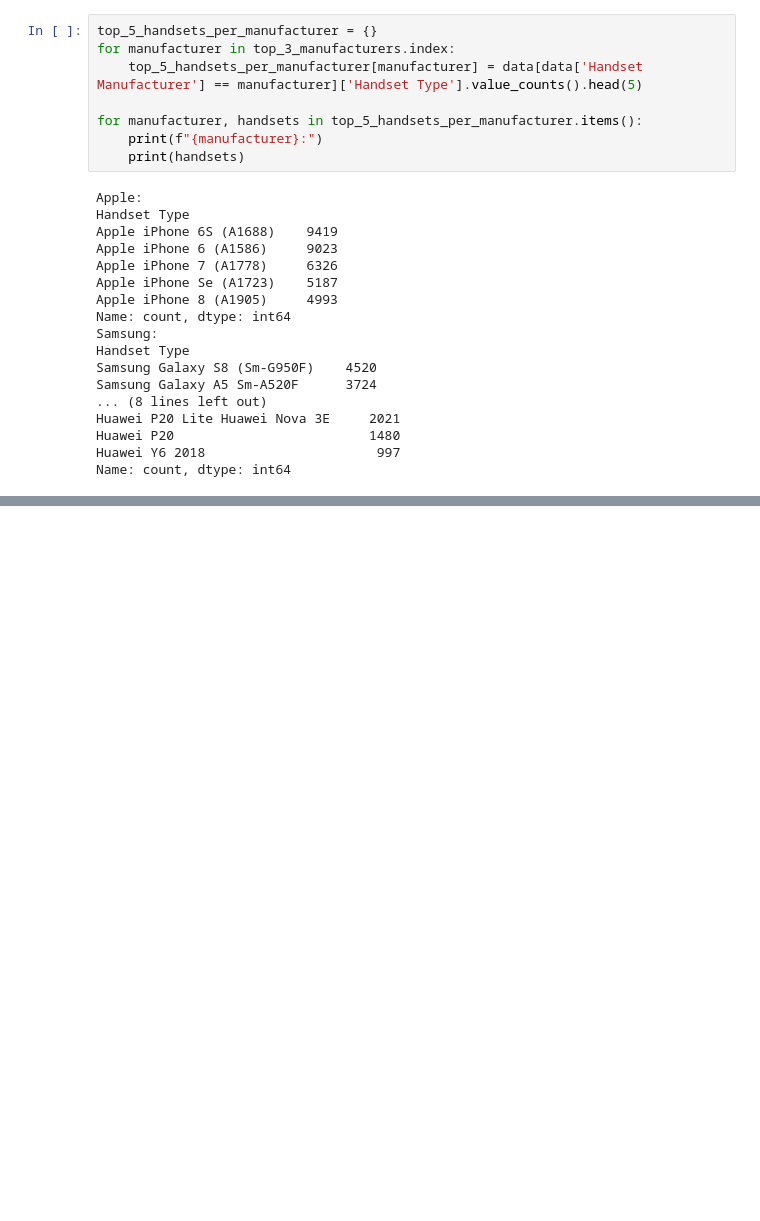
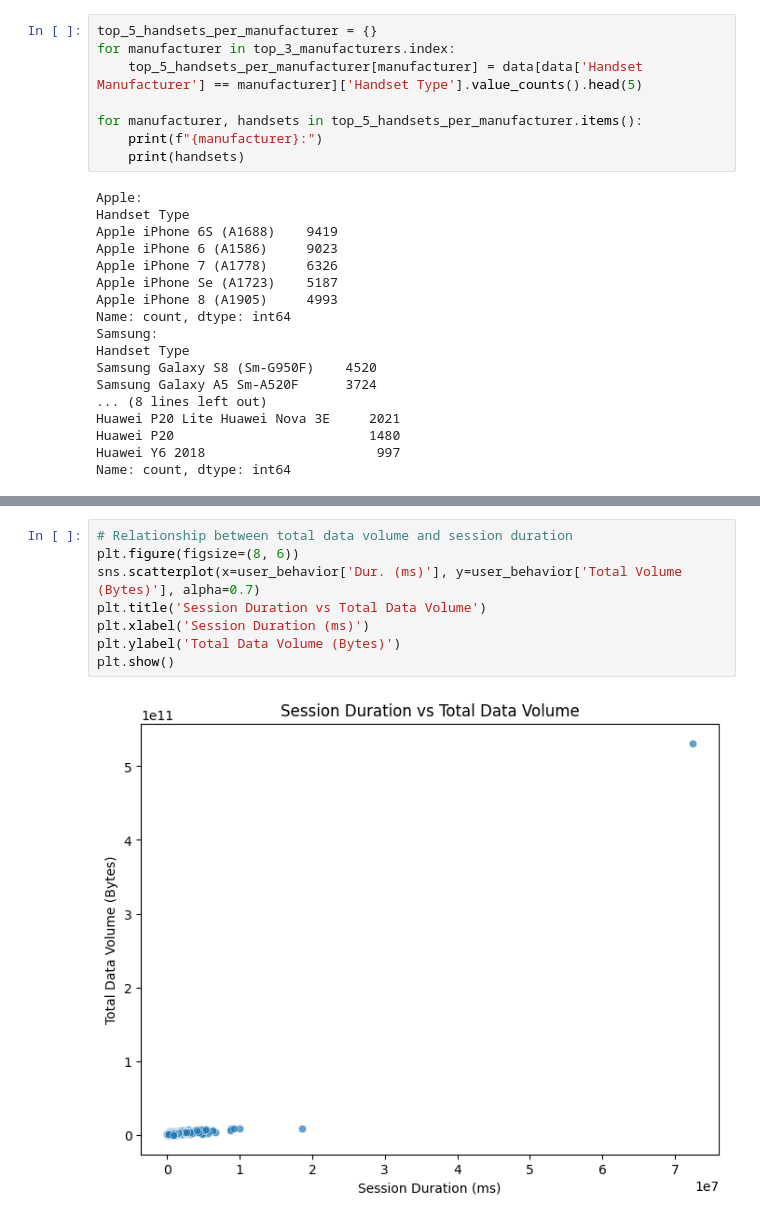
Before and after one commit to SaraFedlu/Telecom_customer_usage_analysis, a Jupyter notebook: notebooks/eda.ipynb, the cells around one changed output, grey strips where cells are left out. Saved outputs shown, nothing was run; the diff lists cells and outputs as text; blank space fills up the shorter version.

```diff
--- a/notebooks/eda.ipynb
+++ b/notebooks/eda.ipynb
@@ -250,0 +370,10 @@ Name: count, dtype: int64
+# %%
+# Relationship between total data volume and session duration
+plt.figure(figsize=(8, 6))
+sns.scatterplot(x=user_behavior['Dur. (ms)'], y=user_behavior['Total Volume (Bytes)'], alpha=0.7)
+plt.title('Session Duration vs Total Data Volume')
+plt.xlabel('Session Duration (ms)')
+plt.ylabel('Total Data Volume (Bytes)')
+plt.show()
+# %% [output]
+[figure, added]
```
Also changed, not shown: parts of 9 cells of this notebook.
